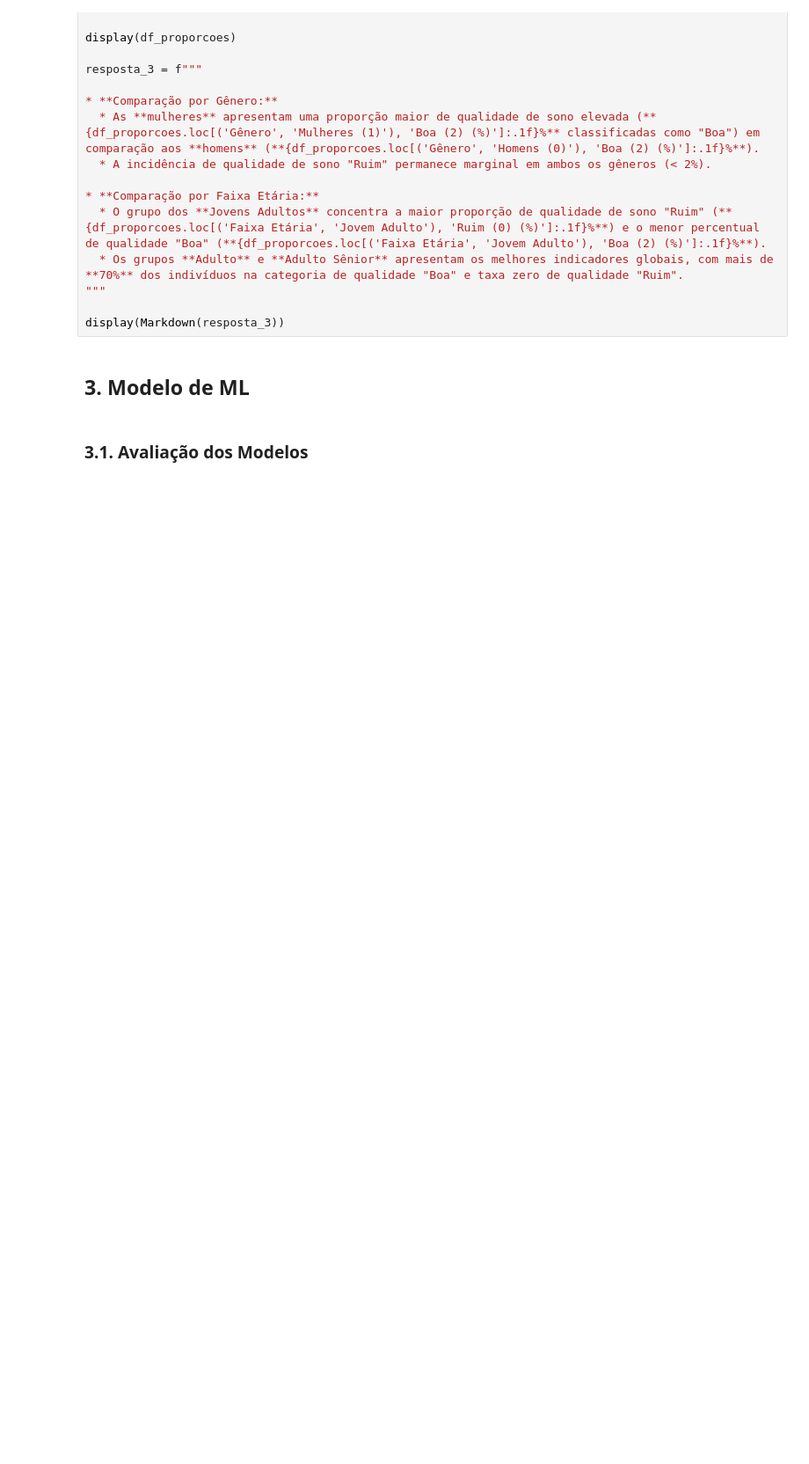
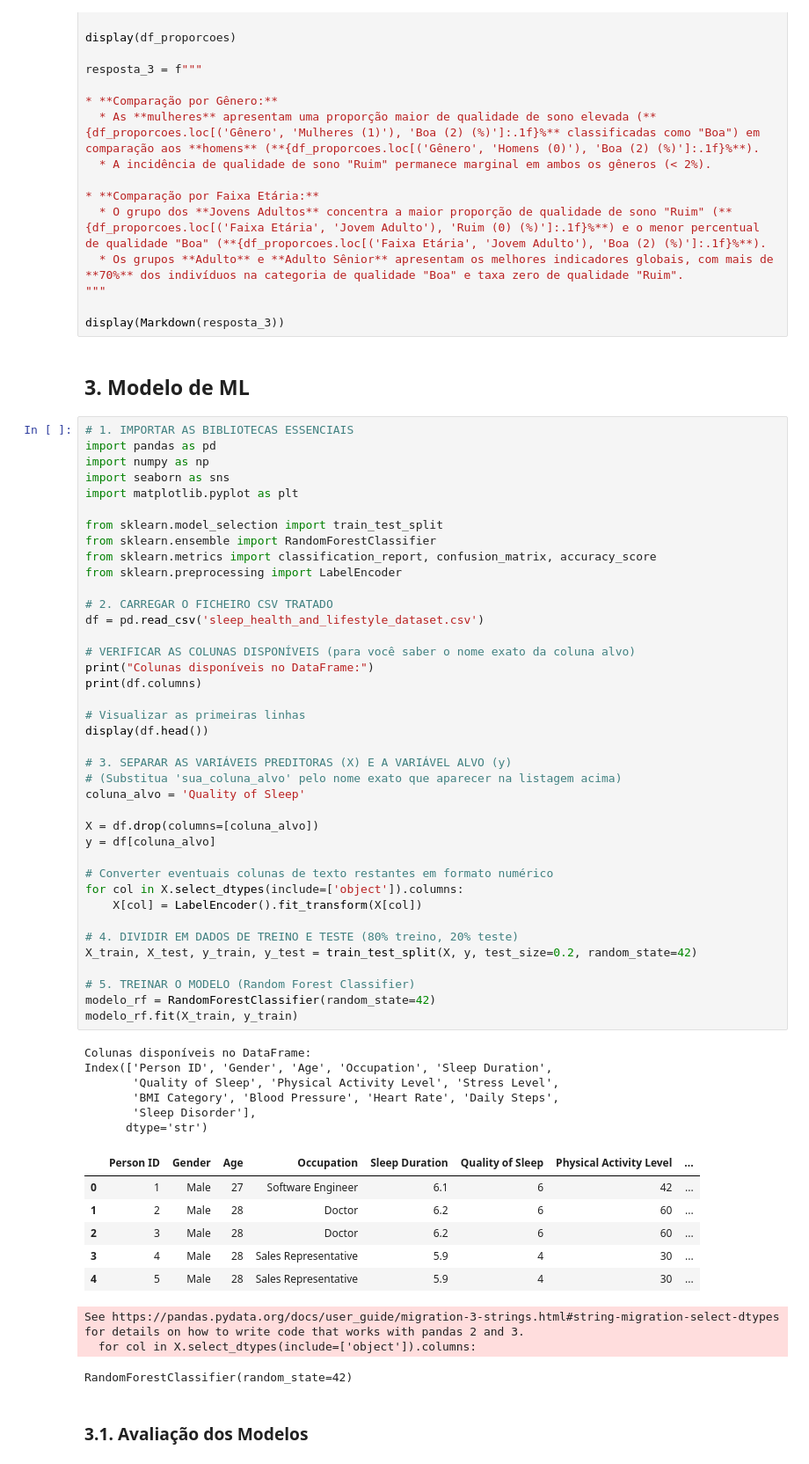
Before and after one commit to Squad-Nina-da-Hora/wmc-projeto-final-lifestyle, a Jupyter notebook: analise.ipynb, the cells around one changed output. Shown at 88% size. Drawn from its saved outputs; the diff is of its cells as text; blank space fills up the shorter version.

```diff
--- a/analise.ipynb
+++ b/analise.ipynb
@@ -545,5 +547,60 @@ resposta_3 = f"""
 display(Markdown(resposta_3))
 # %% [markdown]
 ## 3. Modelo de ML
+# %%
+# 1. IMPORTAR AS BIBLIOTECAS ESSENCIAIS
+import pandas as pd
+import numpy as np
+import seaborn as sns
+import matplotlib.pyplot as plt
+
+from sklearn.model_selection import train_test_split
+from sklearn.ensemble import RandomForestClassifier
+from sklearn.metrics import classification_report, confusion_matrix, accuracy_score
+from sklearn.preprocessing import LabelEncoder
+
+# 2. CARREGAR O FICHEIRO CSV TRATADO
+df = pd.read_csv('sleep_health_and_lifestyle_dataset.csv')
+
+# VERIFICAR AS COLUNAS DISPONÍVEIS (para você saber o nome exato da coluna alvo)
+print("Colunas disponíveis no DataFrame:")
+print(df.columns)
+
+# Visualizar as primeiras linhas
+display(df.head())
+
+# 3. SEPARAR AS VARIÁVEIS PREDITORAS (X) E A VARIÁVEL ALVO (y)
+# (Substitua 'sua_coluna_alvo' pelo nome exato que aparecer na listagem acima)
+coluna_alvo = 'Quality of Sleep'
+
+X = df.drop(columns=[coluna_alvo])
+y = df[coluna_alvo]
+
+# Converter eventuais colunas de texto restantes em formato numérico
+for col in X.select_dtypes(include=['object']).columns:
+    X[col] = LabelEncoder().fit_transform(X[col])
+
+# 4. DIVIDIR EM DADOS DE TREINO E TESTE (80% treino, 20% teste)
+X_train, X_test, y_train, y_test = train_test_split(X, y, test_size=0.2, random_state=42)
+
+# 5. TREINAR O MODELO (Random Forest Classifier)
+modelo_rf = RandomForestClassifier(random_state=42)
+modelo_rf.fit(X_train, y_train)
+# %% [output]
+Colunas disponíveis no DataFrame:
+Index(['Person ID', 'Gender', 'Age', 'Occupation', 'Sleep Duration',
+       'Quality of Sleep', 'Physical Activity Level', 'Stress Level',
+       'BMI Category', 'Blood Pressure', 'Heart Rate', 'Daily Steps',
+       'Sleep Disorder'],
+      dtype='str')
+|  | Person ID | Gender | Age | Occupation | Sleep Duration | Quality of Sleep | Physical Activity Level | ... |
+| 0 | 1 | Male | 27 | Software Engineer | 6.1 | 6 | 42 | ... |
+| 1 | 2 | Male | 28 | Doctor | 6.2 | 6 | 60 | ... |
+| 2 | 3 | Male | 28 | Doctor | 6.2 | 6 | 60 | ... |
+| 3 | 4 | Male | 28 | Sales Representative | 5.9 | 4 | 30 | ... |
+| 4 | 5 | Male | 28 | Sales Representative | 5.9 | 4 | 30 | ... |
+See https://pandas.pydata.org/docs/user_guide/migration-3-strings.html#string-migration-select-dtypes for details on how to write code that works with pandas 2 and 3.
+  for col in X.select_dtypes(include=['object']).columns:
+RandomForestClassifier(random_state=42)
 # %% [markdown]
 ### 3.1. Avaliação dos Modelos
```
Also changed, not shown: parts of 2 cells of this notebook.
